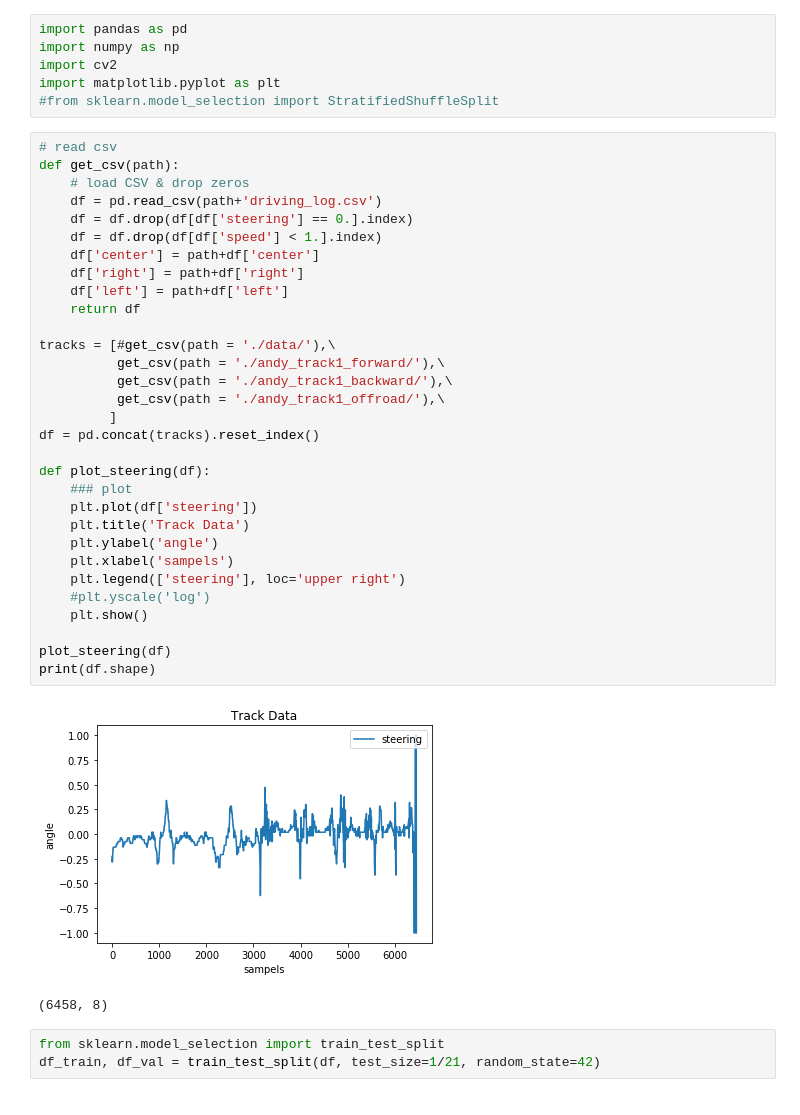
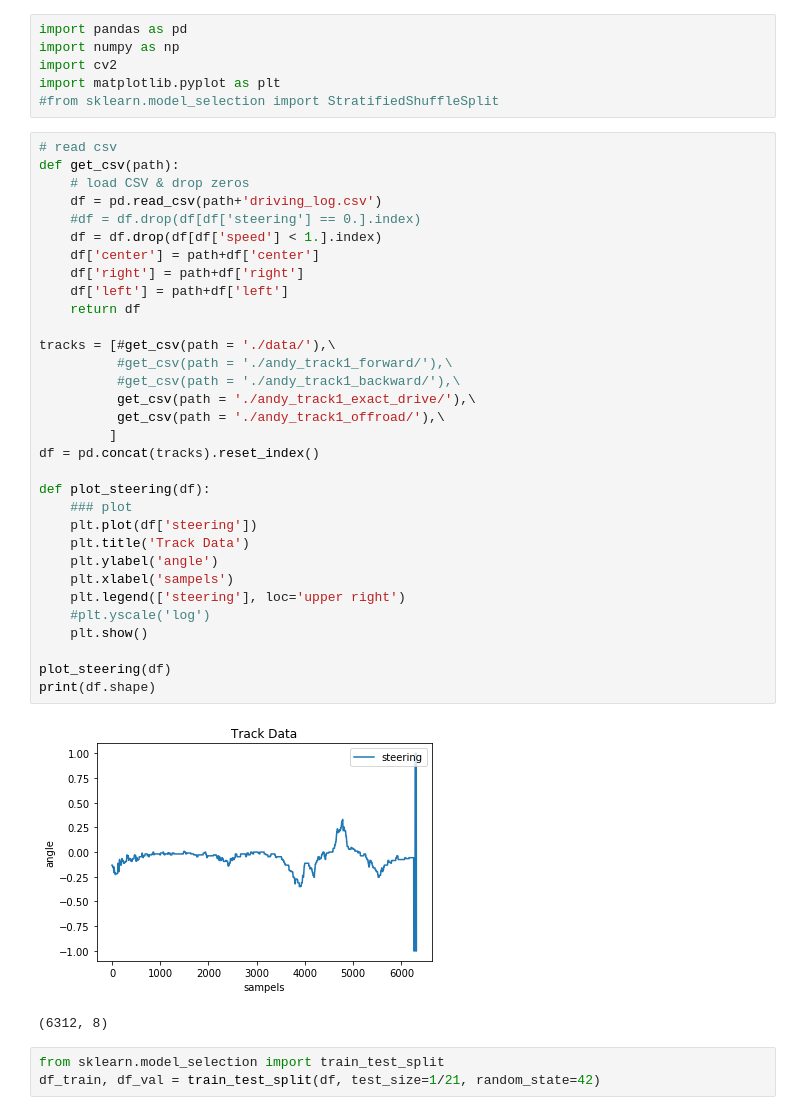
Before and after one commit to AndysDeepAbstractions/CarND-Behavioral-Cloning-P3, a Jupyter notebook: clone.ipynb, the cells around one changed output. Saved outputs shown, nothing was run; the diff lists cells and outputs as text.

```diff
--- a/clone.ipynb
+++ b/clone.ipynb
@@ -34,37 +33,38 @@ import matplotlib.pyplot as plt
 # %%
 # read csv
 def get_csv(path):
     # load CSV & drop zeros
     df = pd.read_csv(path+'driving_log.csv')
-    df = df.drop(df[df['steering'] == 0.].index)
+    #df = df.drop(df[df['steering'] == 0.].index)
     df = df.drop(df[df['speed'] < 1.].index)
     df['center'] = path+df['center']
     df['right'] = path+df['right']
     df['left'] = path+df['left']
     return df
 
 tracks = [#get_csv(path = './data/'),\
-          get_csv(path = './andy_track1_forward/'),\
-          get_csv(path = './andy_track1_backward/'),\
+          #get_csv(path = './andy_track1_forward/'),\
+          #get_csv(path = './andy_track1_backward/'),\
+          get_csv(path = './andy_track1_exact_drive/'),\
           get_csv(path = './andy_track1_offroad/'),\
          ]
 df = pd.concat(tracks).reset_index()
 
 def plot_steering(df):
     ### plot
     plt.plot(df['steering'])
     plt.title('Track Data')
     plt.ylabel('angle')
     plt.xlabel('sampels')
     plt.legend(['steering'], loc='upper right')
     #plt.yscale('log')
     plt.show()
 
 plot_steering(df)
 print(df.shape)
 # %% [output]
-[figure, old version]
+[figure, new version]
-(6458, 8)
+(6312, 8)
 # %%
 from sklearn.model_selection import train_test_split
 df_train, df_val = train_test_split(df, test_size=1/21, random_state=42)
```
Also changed, not shown: parts of 4 cells of this notebook, 2 other files.
